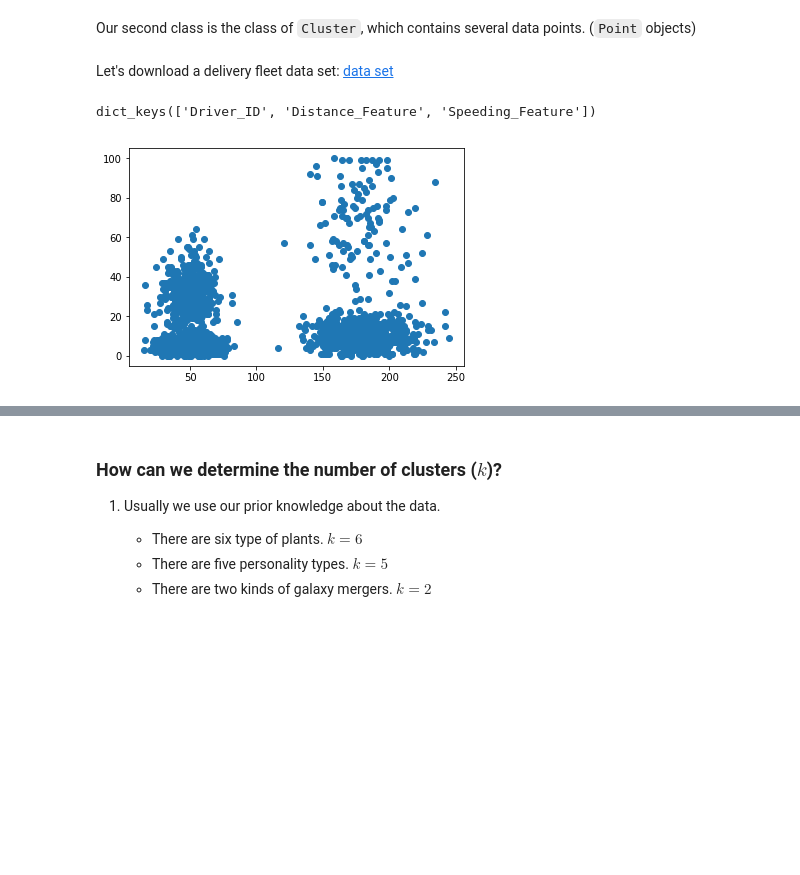
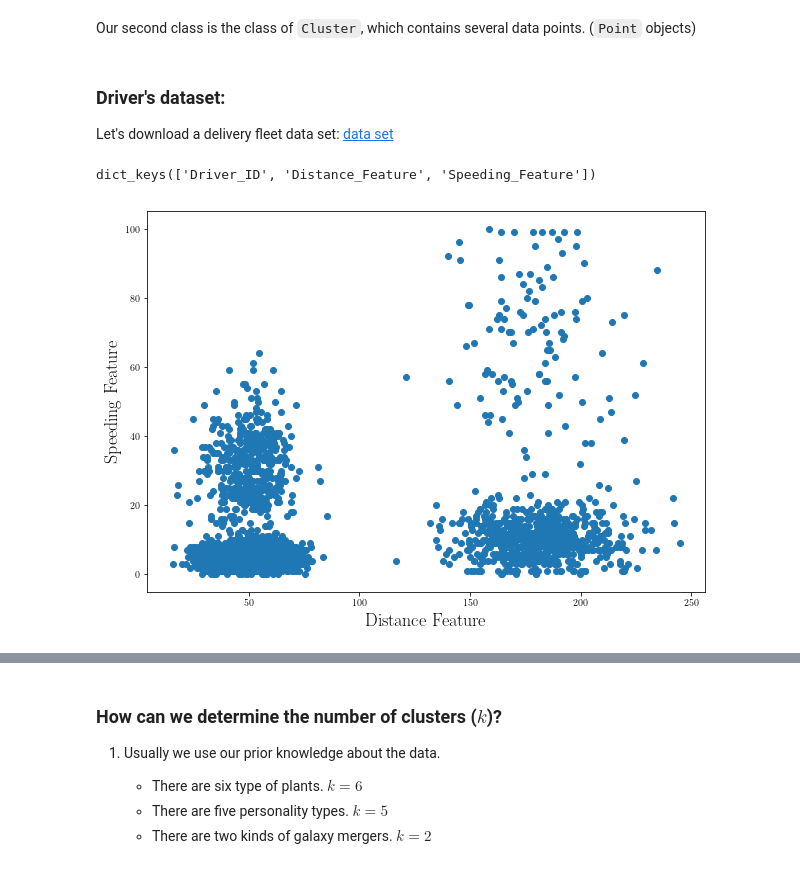
Before and after one commit to abtinshahidi/Foundation_applied_machine_learning, a Jupyter notebook: notebooks/week5/week5.ipynb, the cells around one changed output, grey strips where cells are left out. Drawn from its saved outputs; the diff is of its cells as text; code cells hidden in the pictures; blank space fills up the shorter version.

```diff
--- a/notebooks/week5/week5.ipynb
+++ b/notebooks/week5/week5.ipynb
@@ -180,0 +204,32 @@ These are **Linkage Metrics**:
+# %%
+np.random.seed(500)
+
+x1 = np.random.randint(0,10, 5)
+x2 = np.random.randint(8,28, 6)
+
+y1 = np.random.randint(0, 20, 5)
+y2 = np.random.randint(15, 55, 6)
+
+
+
+_x_, _y_ = list(x1), list(y1)
+
+_x_.extend(list(x2))
+_y_.extend(list(y2))
+labels = np.arange(1, len(_x_)+1, 1)
+
+
+plt.figure(figsize=(8,8))
+
+plt.plot(x1, y1, "r." , markersize = 22)
+plt.plot(x2, y2, "r.", markersize = 22)
+
+
+for label, x, y in zip(labels, _x_, _y_):
+    plt.annotate(
+        label,
+        xy=(x, y), xytext=(-3, 3),
+        textcoords='offset points', ha='right', va='bottom', fontsize=16)
+plt.show()
+
+plt.show()
@@ -318,12 +405,14 @@ def scale_feature(_feature_):
     std = np.std(_f_)
     return zero_f_/std
 # %% [markdown]
+### Driver's dataset:
+
 Let's download a delivery fleet data set:
 [data set](https://raw.githubusercontent.com/datascienceinc/learn-data-science/master/Introduction-to-K-means-Clustering/Data/data_1024.csv)
 # %%
 data = {}
 
-with open("data_drivers.txt", 'r') as f:
+with open("data_drivers.data", 'r') as f:
     lines = f.readlines()
     header = lines[0].split()
 
@@ -337,11 +426,16 @@ data.keys()
 # %% [output]
 dict_keys(['Driver_ID', 'Distance_Feature', 'Speeding_Feature'])
 # %%
+plt.figure(figsize=(10,7))
+
 plt.scatter(data["Distance_Feature"], data["Speeding_Feature"])
 
+plt.xlabel(r"Distance Feature", fontsize = 18)
+plt.ylabel(r"Speeding Feature", fontsize = 18)
+
 plt.show()
 # %% [output]
-[figure, old version]
+[figure, new version]
 # %%
 _points_ = []
 
```
Also changed, not shown: parts of 105 cells of this notebook, 3 other files.
